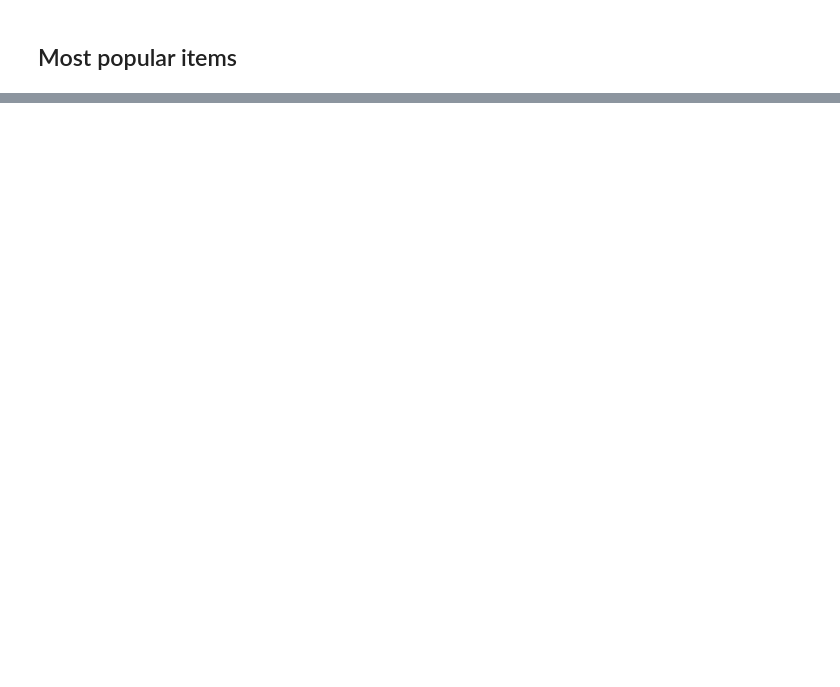
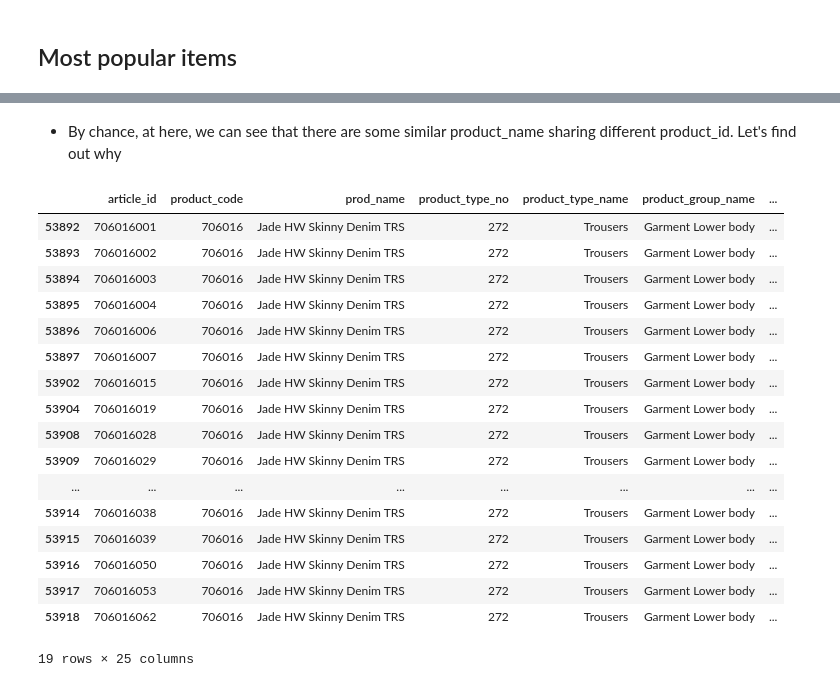
Before and after one commit to dinhln03/dotdotdot, a Jupyter notebook: notebooks/001-eda.ipynb, the cells around one changed output, grey strips where cells are left out. Saved outputs shown, nothing was run; the diff lists cells and outputs as text; code cells hidden in the pictures; blank space fills up the shorter version.

```diff
--- a/notebooks/001-eda.ipynb
+++ b/notebooks/001-eda.ipynb
@@ -328,0 +324,23 @@ with pd.option_context("display.max_colwidth", None):
+# %% [markdown]
+- By chance, at here, we can see that there are some similar product_name sharing different product_id. Let's find out why
+# %%
+article_metadata_raw_df[article_metadata_raw_df["prod_name"] == "Jade HW Skinny Denim TRS"]
+# %% [output]
+|  | article_id | product_code | prod_name | product_type_no | product_type_name | product_group_name | ... |
+| 53892 | 706016001 | 706016 | Jade HW Skinny Denim TRS | 272 | Trousers | Garment Lower body | ... |
+| 53893 | 706016002 | 706016 | Jade HW Skinny Denim TRS | 272 | Trousers | Garment Lower body | ... |
+| 53894 | 706016003 | 706016 | Jade HW Skinny Denim TRS | 272 | Trousers | Garment Lower body | ... |
+| 53895 | 706016004 | 706016 | Jade HW Skinny Denim TRS | 272 | Trousers | Garment Lower body | ... |
+| 53896 | 706016006 | 706016 | Jade HW Skinny Denim TRS | 272 | Trousers | Garment Lower body | ... |
+| 53897 | 706016007 | 706016 | Jade HW Skinny Denim TRS | 272 | Trousers | Garment Lower body | ... |
+| 53902 | 706016015 | 706016 | Jade HW Skinny Denim TRS | 272 | Trousers | Garment Lower body | ... |
+| 53904 | 706016019 | 706016 | Jade HW Skinny Denim TRS | 272 | Trousers | Garment Lower body | ... |
+| 53908 | 706016028 | 706016 | Jade HW Skinny Denim TRS | 272 | Trousers | Garment Lower body | ... |
+| 53909 | 706016029 | 706016 | Jade HW Skinny Denim TRS | 272 | Trousers | Garment Lower body | ... |
+| ... | ... | ... | ... | ... | ... | ... | ... |
+| 53914 | 706016038 | 706016 | Jade HW Skinny Denim TRS | 272 | Trousers | Garment Lower body | ... |
+| 53915 | 706016039 | 706016 | Jade HW Skinny Denim TRS | 272 | Trousers | Garment Lower body | ... |
+| 53916 | 706016050 | 706016 | Jade HW Skinny Denim TRS | 272 | Trousers | Garment Lower body | ... |
+| 53917 | 706016053 | 706016 | Jade HW Skinny Denim TRS | 272 | Trousers | Garment Lower body | ... |
+| 53918 | 706016062 | 706016 | Jade HW Skinny Denim TRS | 272 | Trousers | Garment Lower body | ... |
+19 rows × 25 columns
```
Also changed, not shown: parts of 12 cells of this notebook, 2 other files.
